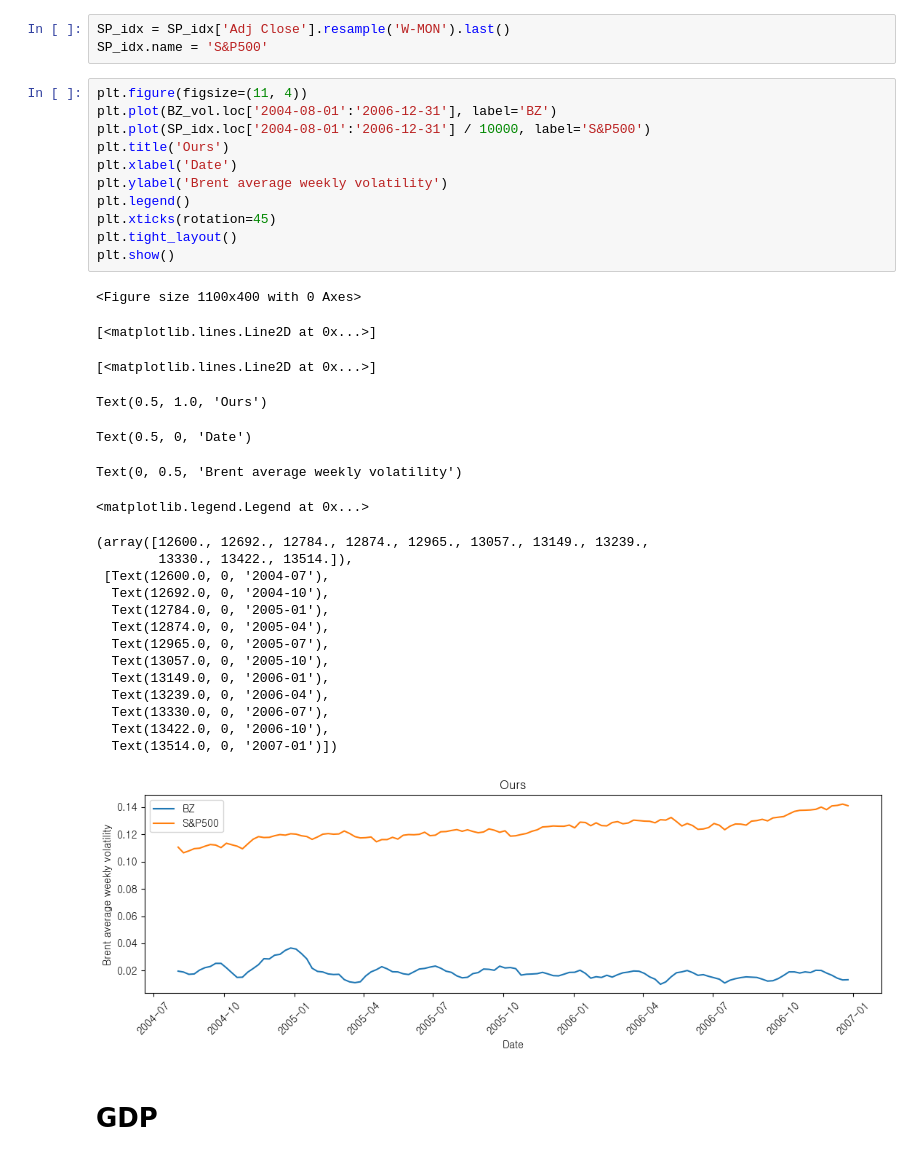
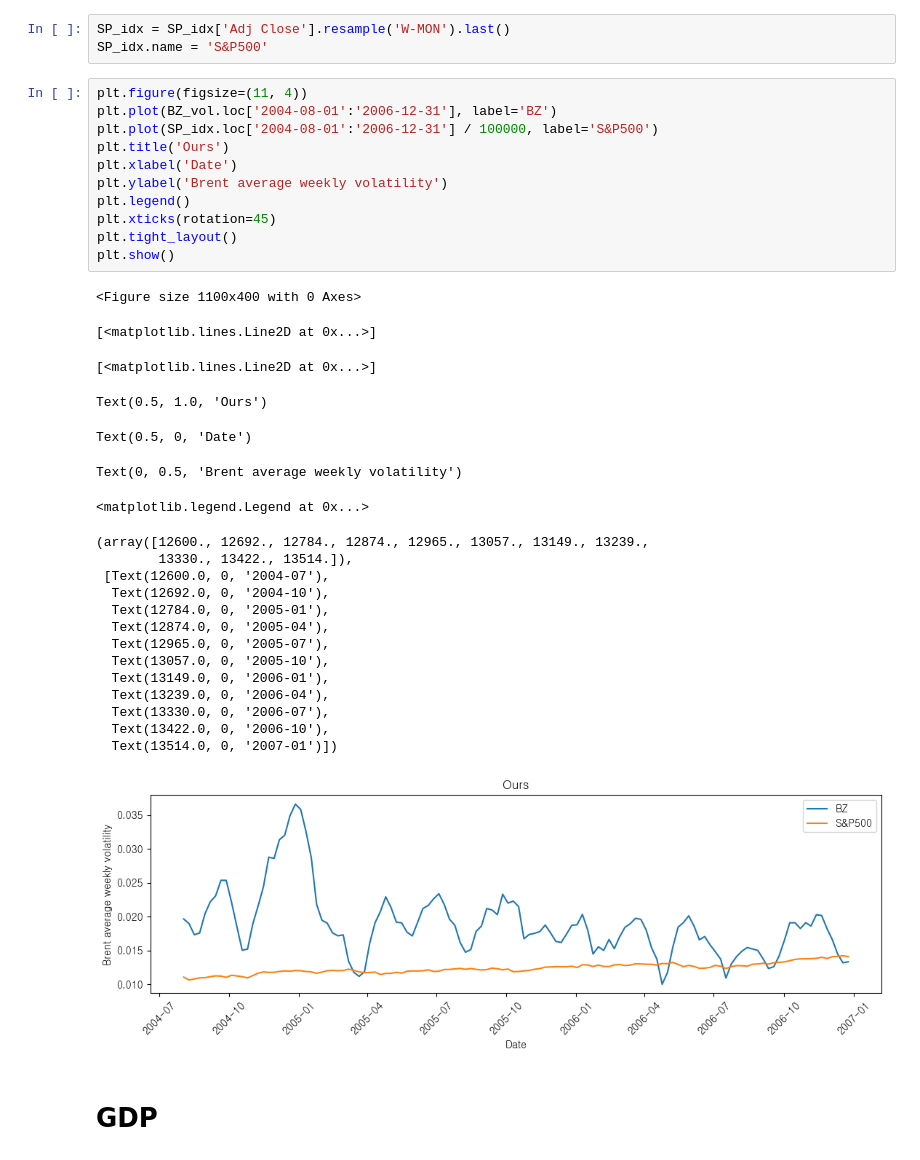
Before and after one commit to kimjuhwan1234/Volatility_Forecasting, a Jupyter notebook: preprocessing.ipynb, the cells around one changed output. Saved outputs shown, nothing was run; the diff lists cells and outputs as text.

```diff
--- a/preprocessing.ipynb
+++ b/preprocessing.ipynb
@@ -207,36 +207,36 @@ SP_idx.name = 'S&P500'
 # %%
 plt.figure(figsize=(11, 4))
 plt.plot(BZ_vol.loc['2004-08-01':'2006-12-31'], label='BZ')
-plt.plot(SP_idx.loc['2004-08-01':'2006-12-31'] / 10000, label='S&P500')
+plt.plot(SP_idx.loc['2004-08-01':'2006-12-31'] / 100000, label='S&P500')
 plt.title('Ours')
 plt.xlabel('Date')
 plt.ylabel('Brent average weekly volatility')
 plt.legend()
 plt.xticks(rotation=45)
 plt.tight_layout()
 plt.show()
 # %% [output]
 <Figure size 1100x400 with 0 Axes>
 [<matplotlib.lines.Line2D at 0x...>]
 [<matplotlib.lines.Line2D at 0x...>]
 Text(0.5, 1.0, 'Ours')
 Text(0.5, 0, 'Date')
 Text(0, 0.5, 'Brent average weekly volatility')
 <matplotlib.legend.Legend at 0x...>
 (array([12600., 12692., 12784., 12874., 12965., 13057., 13149., 13239.,
         13330., 13422., 13514.]),
  [Text(12600.0, 0, '2004-07'),
   Text(12692.0, 0, '2004-10'),
   Text(12784.0, 0, '2005-01'),
   Text(12874.0, 0, '2005-04'),
   Text(12965.0, 0, '2005-07'),
   Text(13057.0, 0, '2005-10'),
   Text(13149.0, 0, '2006-01'),
   Text(13239.0, 0, '2006-04'),
   Text(13330.0, 0, '2006-07'),
   Text(13422.0, 0, '2006-10'),
   Text(13514.0, 0, '2007-01')])
-[figure, old version]
+[figure, new version]
 # %% [markdown]
 # GDP
 # %%
```
Also changed, not shown: parts of 5 cells of this notebook, 10 other files.
